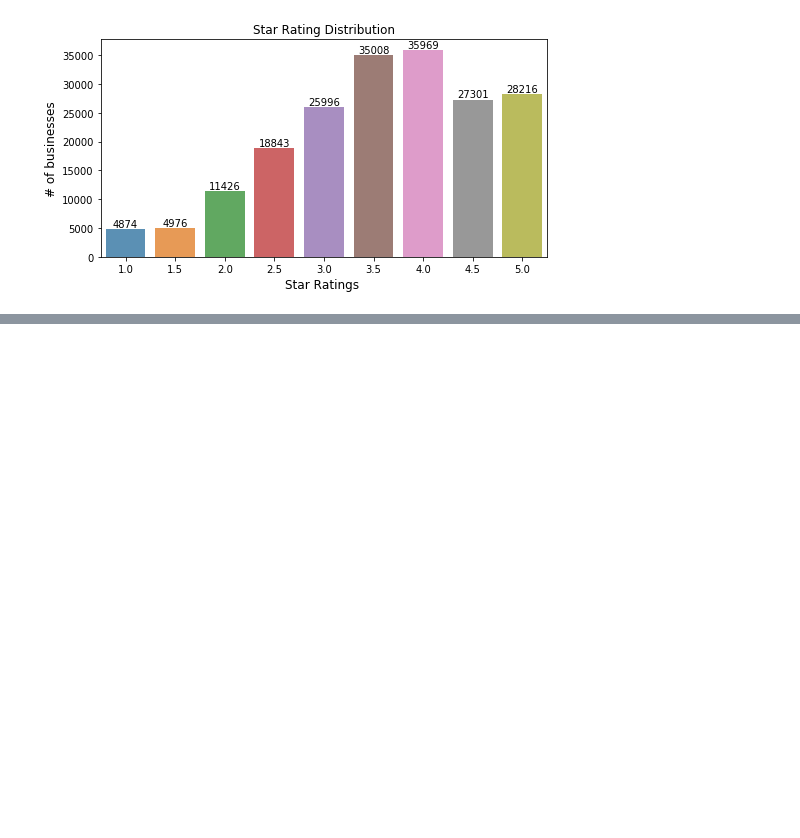
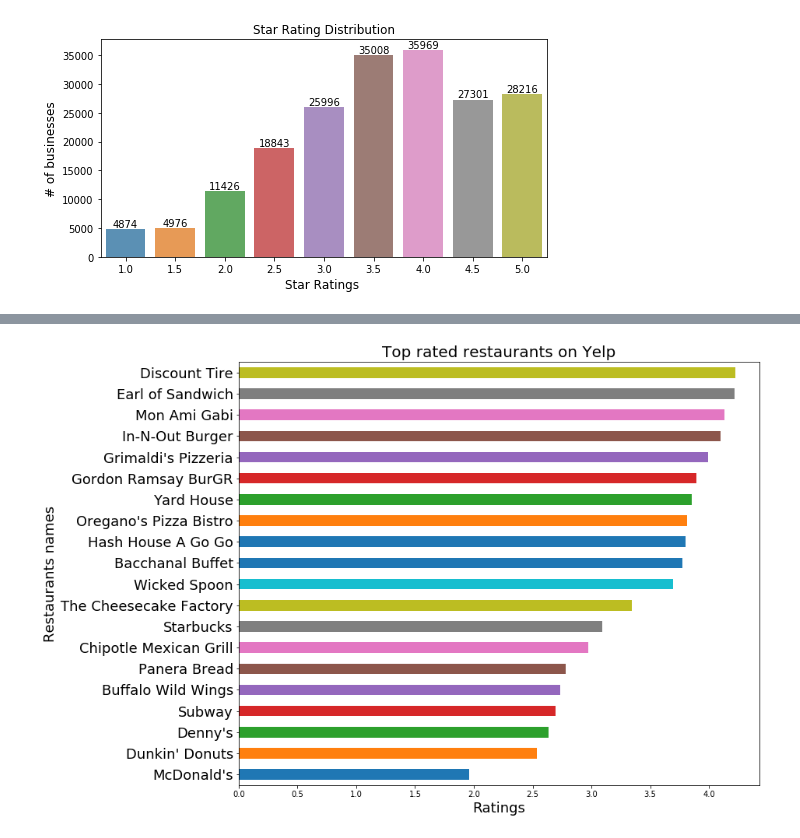
Before and after one commit to ntlrs/Data620, a Jupyter notebook: Final Project/Data_620_Final.ipynb, the cells around one changed output, grey strips where cells are left out. Drawn from its saved outputs; the diff is of its cells as text; code cells hidden in the pictures; blank space fills up the shorter version.

```diff
--- a/Final Project/Data_620_Final.ipynb
+++ b/Final Project/Data_620_Final.ipynb
@@ -109,0 +179,4 @@ pandas.core.frame.DataFrame
+# %%
+review_df['name'] = review_df['business_id'].map(business_df.set_index('business_id')['name'])
+# %%
+top_restaurants = review_df.name.value_counts().index[:20].tolist()
@@ -109,0 +206,11 @@ pandas.core.frame.DataFrame
+# %%
+df_review_top = review_df.loc[review_df['name'].isin(top_restaurants)]
+# %%
+df_review_top.groupby(df_review_top.name)['stars'].mean().sort_values(ascending=True).plot(kind='barh',figsize=(12, 10))
+plt.yticks(fontsize=18)
+plt.title('Top rated restaurants on Yelp',fontsize=20)
+plt.ylabel('Restaurants names', fontsize=18)
+plt.xlabel('Ratings', fontsize=18)
+plt.show()
+# %% [output]
+[figure, added]
```
Also changed, not shown: parts of 9 cells of this notebook.
